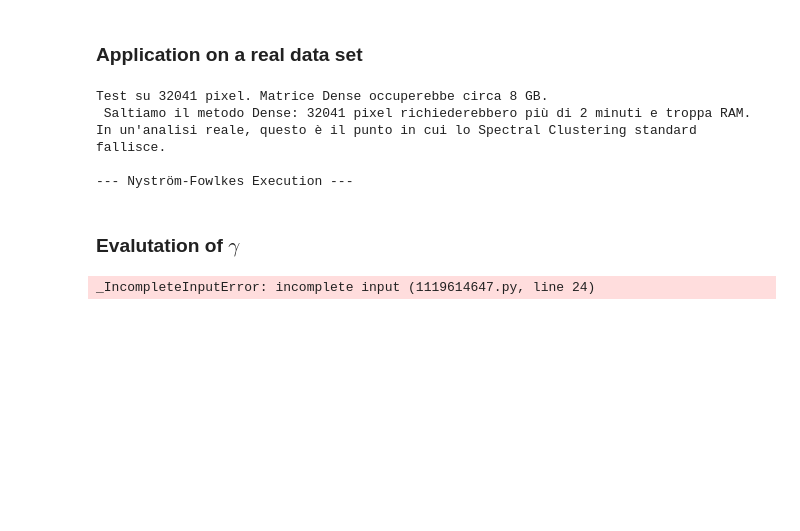
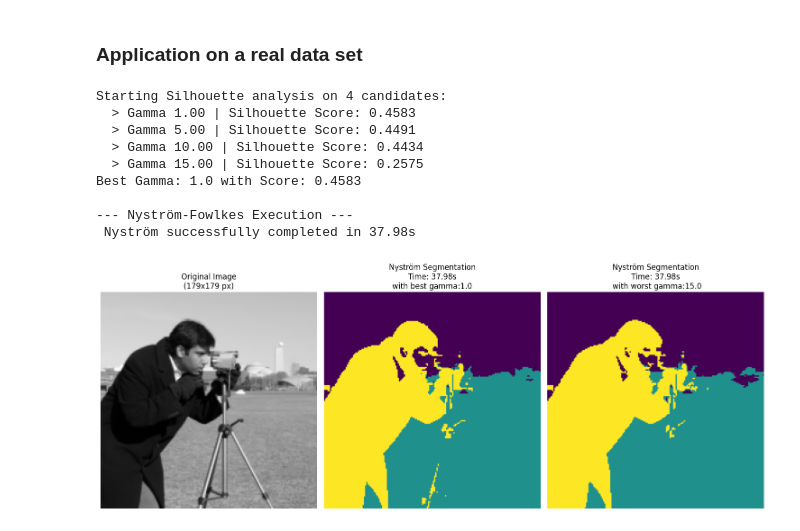
Before and after one commit to giorgiozoccatelli/ComputationalLinearAlgebra, a Jupyter notebook: SpectralClustering/SpectralClustering.ipynb, the cells around one changed output. Cells and saved outputs as stored; diff of their text form; code cells hidden in the pictures; blank space fills up the shorter version.

```diff
--- a/SpectralClustering/SpectralClustering.ipynb
+++ b/SpectralClustering/SpectralClustering.ipynb
@@ -399,58 +448,75 @@ Velocità: Nyström è 83.4 volte più veloce del metodo Dense.
 # %% [markdown]
 ### Application on a real data set
 # %%
-### aggiungere stop sul tempo e non su memoria
 img = data.camera()
 scale_factor = 0.35
 img_res = rescale(img, scale_factor, anti_aliasing=True)
 rows, cols = img_res.shape
 n_pixels = rows * cols
 
-
 r_coords, c_coords = np.indices((rows, cols))
 X_cam = np.column_stack([
-    r_coords.ravel() * 150 ,
+    r_coords.ravel() * 150,
     c_coords.ravel() * 150,
     img_res.ravel() * 300
 ])
+
 X_scaled = StandardScaler().fit_transform(X_cam)
 
+search_sample_size = 10000
+np.random.seed(42)
+idx_search = np.random.choice(n_pixels, min(search_sample_size, n_pixels), replace=False)
+X_search = X_scaled[idx_search]
+
+gamma_candidates = [1.0, 5.0, 10.0, 15.0]
+best_result, worst_result, all_results = gamma_best(X_search, n_clusters=3, gamma_candidates=gamma_candidates)
+
+print(f"Best Gamma: {best_result['gamma']} with Score: {best_result['score']:.4f}")
+
+'''
 print(f"Test su {n_pixels} pixel. Matrice Dense occuperebbe circa 8 GB.")
 limit_pixel = 20000
 if n_pixels > limit_pixel:
     print(f" Saltiamo il metodo Dense: {n_pixels} pixel richiederebbero più di 2 minuti e troppa RAM.")
     print("In un'analisi reale, questo è il punto in cui lo Spectral Clustering standard fallisce.")
 else:
     start_d = time.time()
     labels_dense = spectral_clustering_dense(X_scaled, n_clusters=3, sigma=0.5)
-    print(f"Dense completed in {time.time()-start_d:.2f}s")
-
+    print(f"Dense completed in {time.time()-start_d:.2f}s")'''
 
 print("\n--- Nyström-Fowlkes Execution ---")
 start_n = time.time()
 
-labels_nyst, _, _ = nystrom_fowlkes_spectra_clustering(X_scaled, m=500, n_clusters=3, gamma=6.0)
+labels_nyst, _, _ = nystrom_fowlkes_spectra_clustering(X_scaled, m=500, n_clusters=3, gamma=best_result['gamma'])
 time_nyst = time.time() - start_n
 print(f" Nyström successfully completed in {time_nyst:.2f}s")
+labels_worst, _, _ = nystrom_fowlkes_spectra_clustering(X_scaled, m=500, n_clusters=3, gamma=worst_result['gamma'])
 
-
-fig, ax = plt.subplots(1, 2, figsize=(15, 7))
+fig, ax = plt.subplots(1, 3, figsize=(15, 7))
 
 ax[0].imshow(img_res, cmap='gray')
 ax[0].set_title(f"Original Image\n({rows}x{cols} px)")
 ax[0].axis('off')
 
 ax[1].imshow(labels_nyst.reshape(rows, cols), cmap='viridis')
-ax[1].set_title(f"Nyström Segmentation\nTime: {time_nyst:.2f}s")
+ax[1].set_title(f"Nyström Segmentation\nTime: {time_nyst:.2f}s\n with best gamma:{best_result['gamma']} ")
 ax[1].axis('off')
+
+ax[2].imshow(labels_worst.reshape(rows, cols), cmap='viridis')
+ax[2].set_title(f"Nyström Segmentation\nTime: {time_nyst:.2f}s\n with worst gamma:{worst_result['gamma']}")
+ax[2].axis('off')
+
 
 plt.tight_layout()
 plt.show()
 # %% [output]
-Test su 32041 pixel. Matrice Dense occuperebbe circa 8 GB.
- Saltiamo il metodo Dense: 32041 pixel richiederebbero più di 2 minuti e troppa RAM.
-In un'analisi reale, questo è il punto in cui lo Spectral Clustering standard fallisce.
+Starting Silhouette analysis on 4 candidates:
+  > Gamma 1.00 | Silhouette Score: 0.4583
+  > Gamma 5.00 | Silhouette Score: 0.4491
+  > Gamma 10.00 | Silhouette Score: 0.4434
+  > Gamma 15.00 | Silhouette Score: 0.2575
+Best Gamma: 1.0 with Score: 0.4583
 
 --- Nyström-Fowlkes Execution ---
+ Nyström successfully completed in 37.98s
+[figure, added]
-# %% [markdown]
-### Evalutation of $\gamma$
@@ -499,27 +522,0 @@ def plot_gamma_search(img_res, search_results):
-# %%
-img = data.camera()
-scale_factor = 0.40
-img_res = rescale(img, scale_factor, anti_aliasing=True)
-rows, cols = img_res.shape
-n_pixels = rows * cols
-
-r_coords, c_coords = np.indices((rows, cols))
-X_cam = np.column_stack([
-    r_coords.ravel() * 1.5,
-    c_coords.ravel() * 1.5,
-    img_res.ravel() * 100
-])
-X_scaled = StandardScaler().fit_transform(X_cam)
-gamma_candidates = [6.0, 6.2, 6.5, 6.7, 6.9]
-best_result, all_results = gamma_best(X_scaled, n_clusters=3, gamma_candidates=gamma_candidates)
-
-print(f"Best Gamma: {best_result['gamma']} with Score: {best_result['score']:.4f}")
-
-
-plot_gamma_search(img_res, all_results)
-
-
-print(f"Final execution with m=500")
-labels_final, evals, evecs = nystrom_fowlkes_spectra_clustering(X_scaled, m=500, n_clusters=3, gamma=best_result['gamma'])'''
-# %% [output]
-_IncompleteInputError: incomplete input (1119614647.py, line 24)
```
Also changed, not shown: parts of 9 cells of this notebook.
